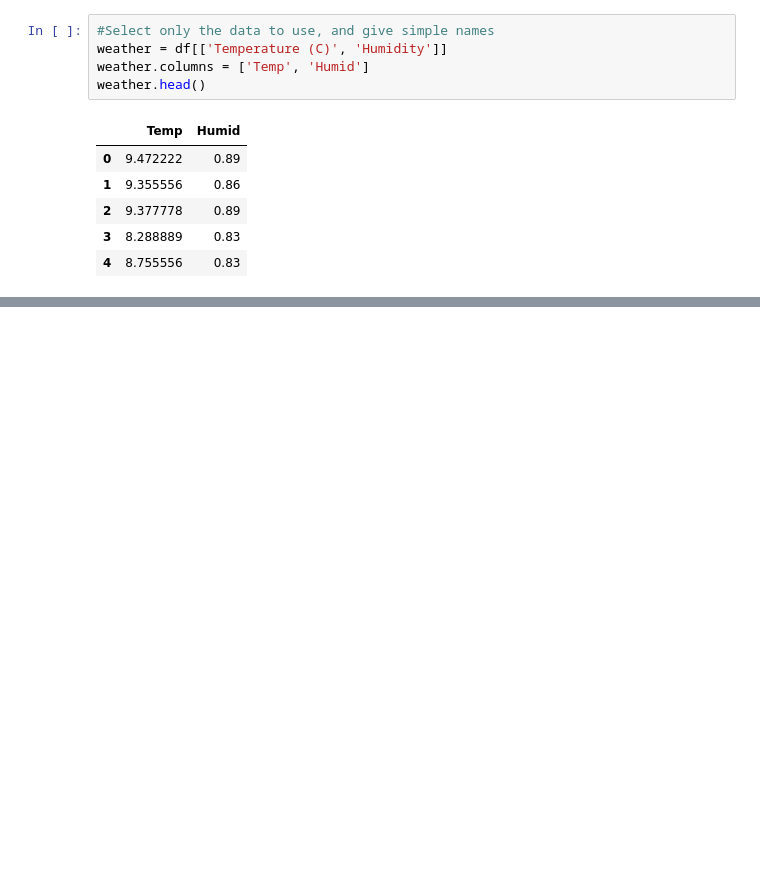
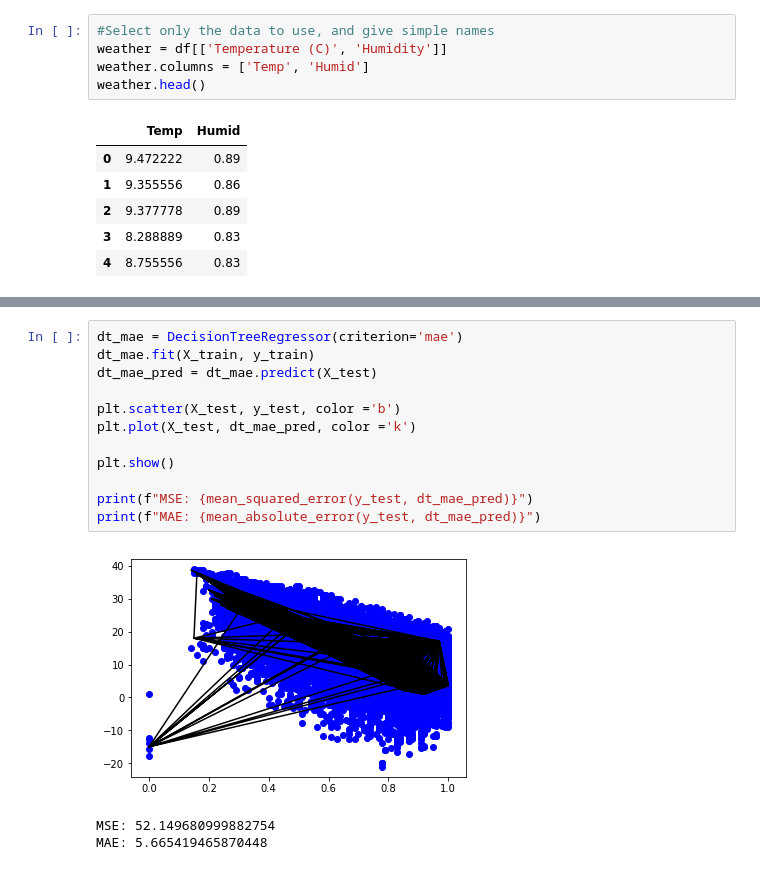
Before and after one commit to Sandernobel/Data-Mining, a Jupyter notebook: Assignment 1/3B - MAE and MSE .ipynb, the cells around one changed output, grey strips where cells are left out. Saved outputs shown, nothing was run; the diff lists cells and outputs as text; blank space fills up the shorter version.

```diff
--- a/Assignment 1/3B - MAE and MSE .ipynb
+++ b/Assignment 1/3B - MAE and MSE .ipynb
@@ -101,0 +126,16 @@ print(mae_man)
+# %%
+dt_mae = DecisionTreeRegressor(criterion='mae')
+dt_mae.fit(X_train, y_train)
+dt_mae_pred = dt_mae.predict(X_test)
+
+plt.scatter(X_test, y_test, color ='b')
+plt.plot(X_test, dt_mae_pred, color ='k')
+
+plt.show()
+
+print(f"MSE: {mean_squared_error(y_test, dt_mae_pred)}")
+print(f"MAE: {mean_absolute_error(y_test, dt_mae_pred)}")
+# %% [output]
+[figure, added]
+MSE: 52.149680999882754
+MAE: 5.665419465870448
```
Also changed, not shown: parts of 9 cells of this notebook.
